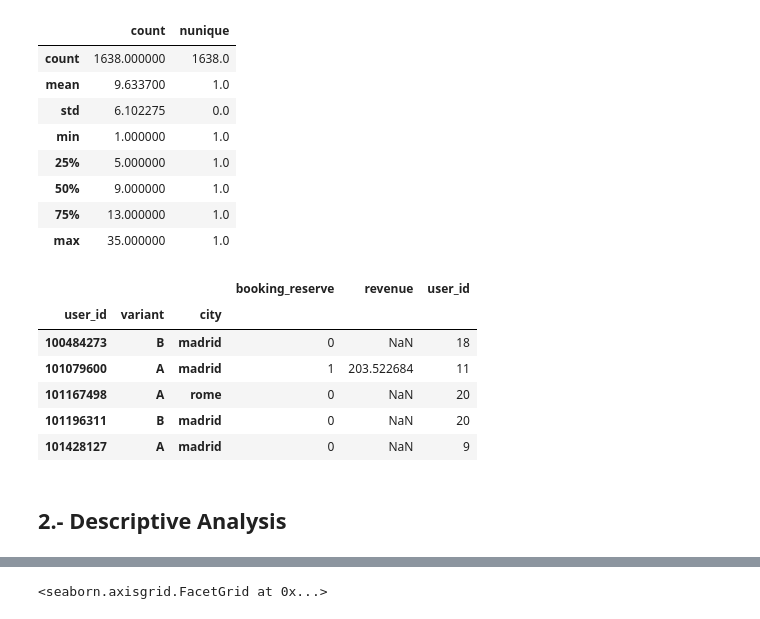
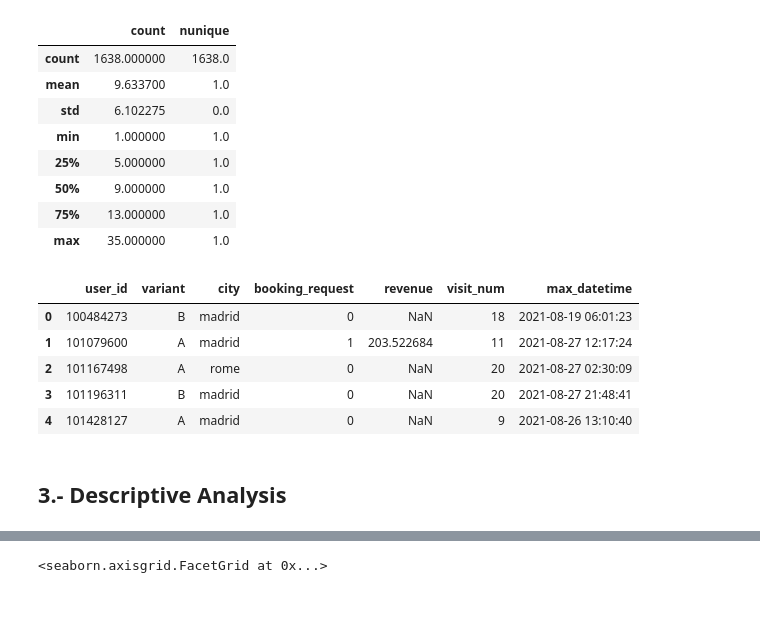
Before and after one commit to javimonjas/SpotaHome, a Jupyter notebook: ANOVA_Analysis.ipynb, the cells around one changed output, grey strips where cells are left out. Cells and saved outputs as stored; diff of their text form; code cells hidden in the pictures.

```diff
--- a/ANOVA_Analysis.ipynb
+++ b/ANOVA_Analysis.ipynb
@@ -132,25 +139,27 @@ df_group_user_city.describe() #each user only search into a unique city
 | 50% | 9.000000 | 1.0 |
 | 75% | 13.000000 | 1.0 |
 | max | 35.000000 | 1.0 |
-# %%
-#
-df_group_user_city= df_clean0.groupby(['user_id','variant','city']).agg({'booking_reserve':'sum',
-                         'revenue':'mean',
-                         'user_id':'count'})
-
-
-df_group_user_city.head()
-# %% [output]
-|  |  |  | booking_reserve | revenue | user_id |
-| user_id | variant | city |  |  |  |
-| 100484273 | B | madrid | 0 | NaN | 18 |
-| 101079600 | A | madrid | 1 | 203.522684 | 11 |
-| 101167498 | A | rome | 0 | NaN | 20 |
-| 101196311 | B | madrid | 0 | NaN | 20 |
-| 101428127 | A | madrid | 0 | NaN | 9 |
+# %%
+# Create a table at user_id level with input and target variables
+df_clean0_group= df_clean0.groupby(['user_id','variant','city']).agg({'booking_request':'sum',
+                         'revenue':'mean',
+                         'user_id':'count',
+                         'datetime':'max'
+                         #'datetime':['min','max']
+                         }).rename(columns={'user_id':'visit_num','datetime':'max_datetime'}  )
+
+df_clean0_group.reset_index(inplace=True)
+df_clean0_group.head()
+# %% [output]
+|  | user_id | variant | city | booking_request | revenue | visit_num | max_datetime |
+| 0 | 100484273 | B | madrid | 0 | NaN | 18 | 2021-08-19 06:01:23 |
+| 1 | 101079600 | A | madrid | 1 | 203.522684 | 11 | 2021-08-27 12:17:24 |
+| 2 | 101167498 | A | rome | 0 | NaN | 20 | 2021-08-27 02:30:09 |
+| 3 | 101196311 | B | madrid | 0 | NaN | 20 | 2021-08-27 21:48:41 |
+| 4 | 101428127 | A | madrid | 0 | NaN | 9 | 2021-08-26 13:10:40 |
 # %%
 # Conversion rate (CVR) per user: measured as ”unique users that did a BR” / “total unique users”.
 # %%
 #Revenue per user: “total revenue earned” / “total unique users”. Note that we include here users that did not convert.
 # %% [markdown]
-## 2.- Descriptive Analysis
+## 3.- Descriptive Analysis
```
Also changed, not shown: parts of 33 cells of this notebook.
